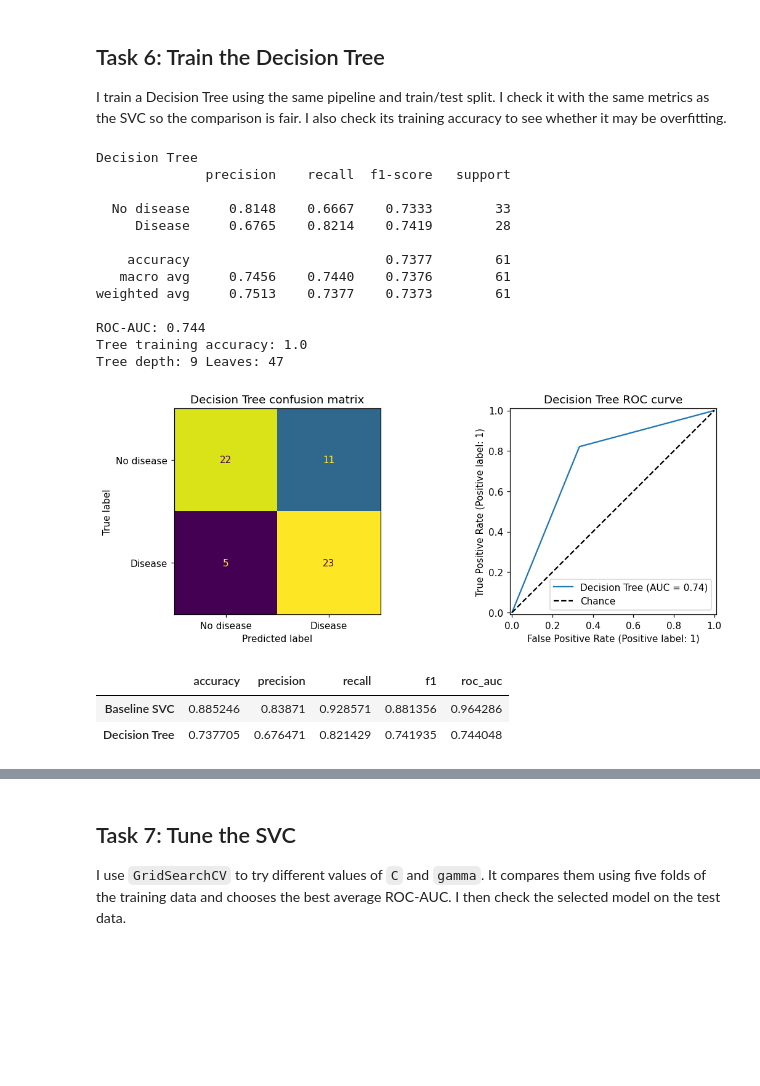
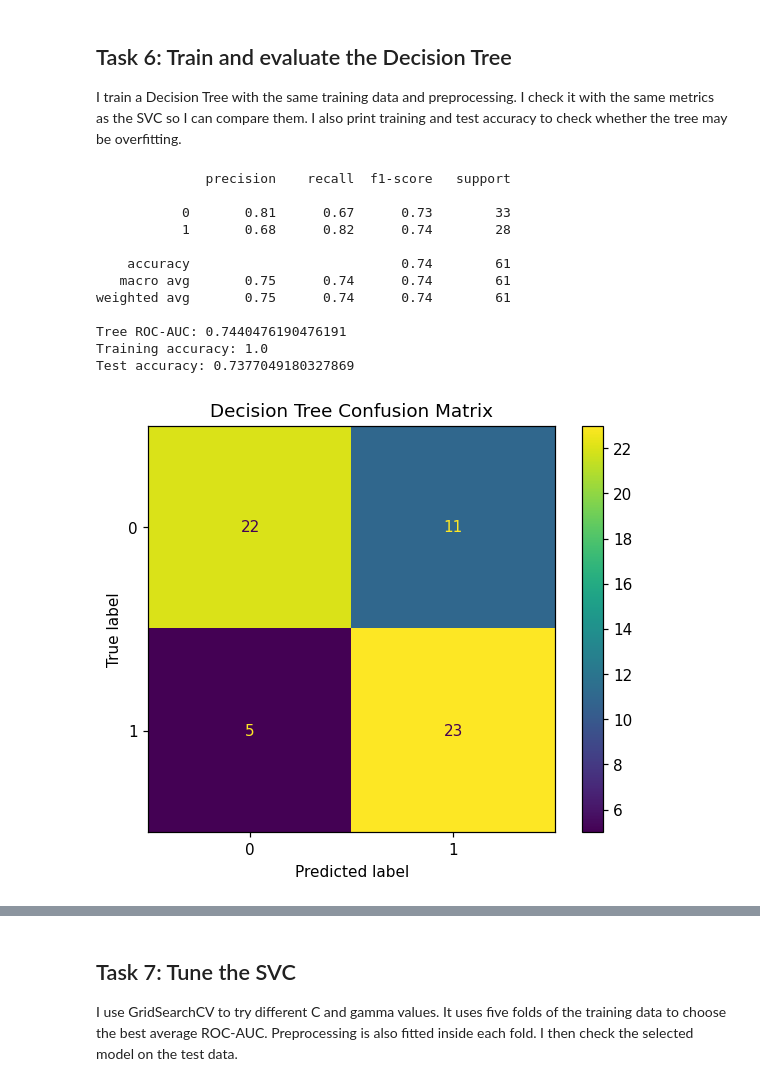
Before and after one commit to DanielLucero25/CSC349, a Jupyter notebook: HW4/heart_disease_classification.ipynb, the cells around one changed output, grey strips where cells are left out. Drawn from its saved outputs; the diff is of its cells as text; code cells hidden in the pictures; blank space fills up the shorter version.

```diff
--- a/HW4/heart_disease_classification.ipynb
+++ b/HW4/heart_disease_classification.ipynb
@@ -256,31 +214,46 @@ ROC-AUC: 0.9643
 # %% [markdown]
-## Task 6: Train the Decision Tree
+## Task 6: Train and evaluate the Decision Tree
 
-I train a Decision Tree using the same pipeline and train/test split. I check it with the same metrics as the SVC so the comparison is fair. I also check its training accuracy to see whether it may be overfitting.
+I train a Decision Tree with the same training data and preprocessing. I check it with the same metrics as the SVC so I can compare them. I also print training and test accuracy to check whether the tree may be overfitting.
-# %%
-from sklearn.tree import DecisionTreeClassifier, plot_tree
-tree = make_model(DecisionTreeClassifier(random_state=SEED))
-tree.fit(X_train, y_train)
-tree_metrics = evaluate_model('Decision Tree', tree)
-print('Tree training accuracy:', accuracy_score(y_train, tree.predict(X_train)))
-print('Tree depth:', tree.named_steps['model'].get_depth(),
-      'Leaves:', tree.named_steps['model'].get_n_leaves())
-display(pd.DataFrame(results).T.drop(columns=['confusion_matrix']))
-# %% [output]
-Decision Tree
-              precision    recall  f1-score   support
-
-  No disease     0.8148    0.6667    0.7333        33
-     Disease     0.6765    0.8214    0.7419        28
-
-    accuracy                         0.7377        61
-   macro avg     0.7456    0.7440    0.7376        61
-weighted avg     0.7513    0.7377    0.7373        61
-
-ROC-AUC: 0.744
-Tree training accuracy: 1.0
-Tree depth: 9 Leaves: 47
-[figure, removed]
-|  | accuracy | precision | recall | f1 | roc_auc |
-| Baseline SVC | 0.885246 | 0.83871 | 0.928571 | 0.881356 | 0.964286 |
-| Decision Tree | 0.737705 | 0.676471 | 0.821429 | 0.741935 | 0.744048 |
+# %%
+tree_pipeline = Pipeline([
+    ('preprocessor', preprocessor),
+    ('classifier', DecisionTreeClassifier(random_state=42))
+])
+
+tree_pipeline.fit(X_train, y_train)
+
+tree_pred = tree_pipeline.predict(X_test)
+tree_prob = tree_pipeline.predict_proba(X_test)[:, 1]
+
+print(classification_report(y_test, tree_pred))
+print('Tree ROC-AUC:', roc_auc_score(y_test, tree_prob))
+print('Training accuracy:', tree_pipeline.score(X_train, y_train))
+print('Test accuracy:', tree_pipeline.score(X_test, y_test))
+
+ConfusionMatrixDisplay.from_predictions(y_test, tree_pred)
+plt.title('Decision Tree Confusion Matrix')
+plt.show()
+
+fpr, tpr, thresholds = roc_curve(y_test, tree_prob)
+plt.plot(fpr, tpr, label='Decision Tree')
+plt.plot([0, 1], [0, 1], linestyle='--')
+plt.xlabel('False Positive Rate')
+plt.ylabel('True Positive Rate')
+plt.title('Decision Tree ROC Curve')
+plt.legend()
+plt.show()
+# %% [output]
+              precision    recall  f1-score   support
+
+           0       0.81      0.67      0.73        33
+           1       0.68      0.82      0.74        28
+
+    accuracy                           0.74        61
+   macro avg       0.75      0.74      0.74        61
+weighted avg       0.75      0.74      0.74        61
+
+Tree ROC-AUC: 0.7440476190476191
+Training accuracy: 1.0
+Test accuracy: 0.7377049180327869
+[figure, added]
@@ -287,4 +261,4 @@ Tree depth: 9 Leaves: 47
 # %% [markdown]
 ## Task 7: Tune the SVC
 
-I use `GridSearchCV` to try different values of `C` and `gamma`. It compares them using five folds of the training data and chooses the best average ROC-AUC. I then check the selected model on the test data.
+I use GridSearchCV to try different C and gamma values. It uses five folds of the training data to choose the best average ROC-AUC. Preprocessing is also fitted inside each fold. I then check the selected model on the test data.
```
Also changed, not shown: parts of 26 cells of this notebook.
